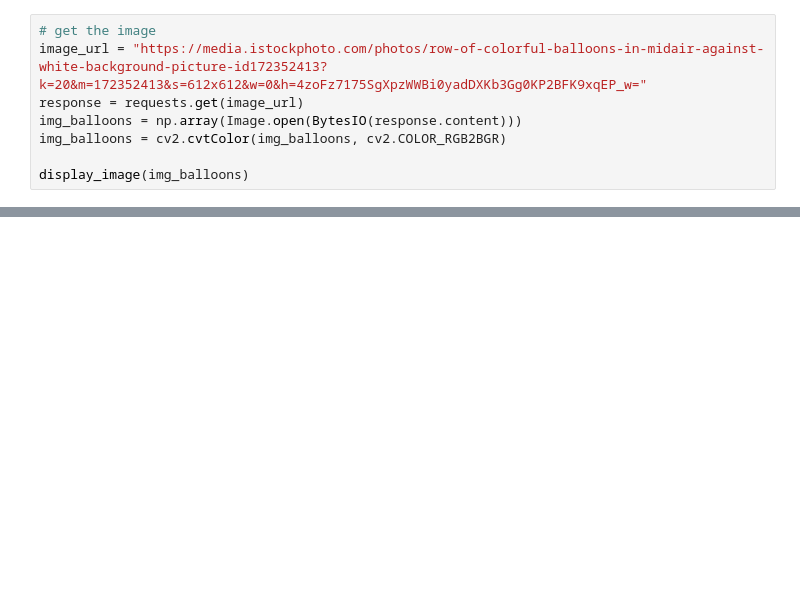
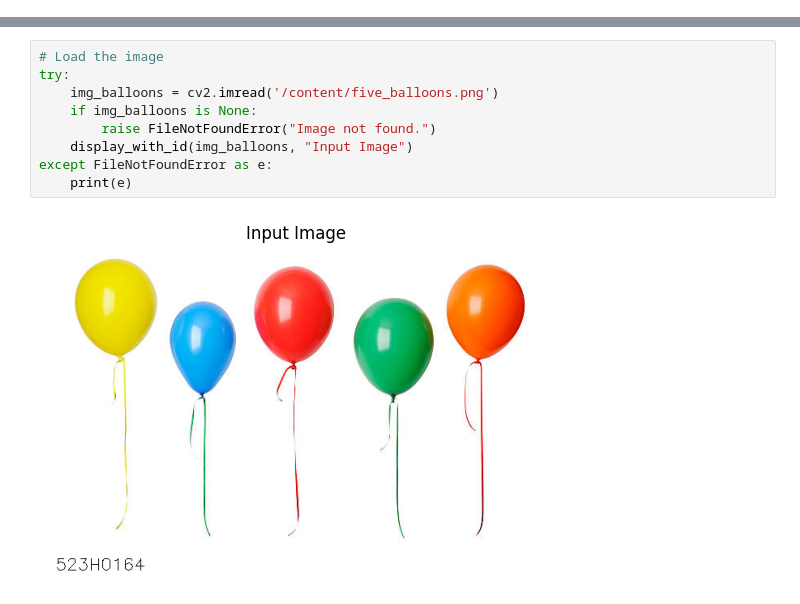
Before and after one commit to Anakonkai01/workspace-2025, a Jupyter notebook: DIP/Exercises/Lab02/Lab02_523H0164.ipynb, the cells around one changed output, grey strips where cells are left out. Saved outputs shown, nothing was run; the diff lists cells and outputs as text; blank space fills up the shorter version.

```diff
--- a/DIP/Exercises/Lab02/Lab02_523H0164.ipynb
+++ b/DIP/Exercises/Lab02/Lab02_523H0164.ipynb
@@ -37,8 +0,0 @@ def display_image(image, text = "523H0164"):
-# %%
-# get the image
-image_url = "https://media.istockphoto.com/photos/row-of-colorful-balloons-in-midair-against-white-background-picture-id172352413?k=20&m=172352413&s=612x612&w=0&h=4zoFz7175SgXpzWWBi0yadDXKb3Gg0KP2BFK9xqEP_w="
-response = requests.get(image_url)
-img_balloons = np.array(Image.open(BytesIO(response.content)))
-img_balloons = cv2.cvtColor(img_balloons, cv2.COLOR_RGB2BGR)
-
-display_image(img_balloons)
@@ -95,0 +97,11 @@ display_image(img_balloons)
+# %%
+# Load the image
+try:
+    img_balloons = cv2.imread('/content/five_balloons.png')
+    if img_balloons is None:
+        raise FileNotFoundError("Image not found.")
+    display_with_id(img_balloons, "Input Image")
+except FileNotFoundError as e:
+    print(e)
+# %% [output]
+[figure, added]
```
Also changed, not shown: parts of 40 cells of this notebook, 4 other files.
